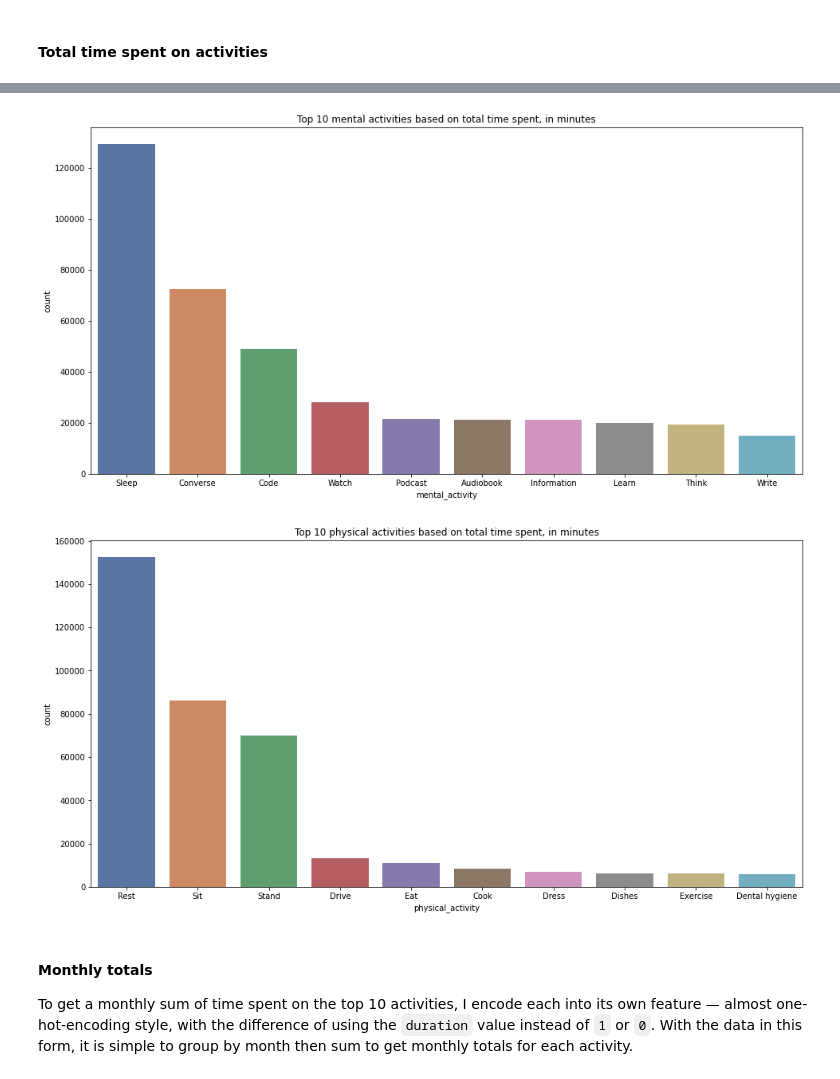
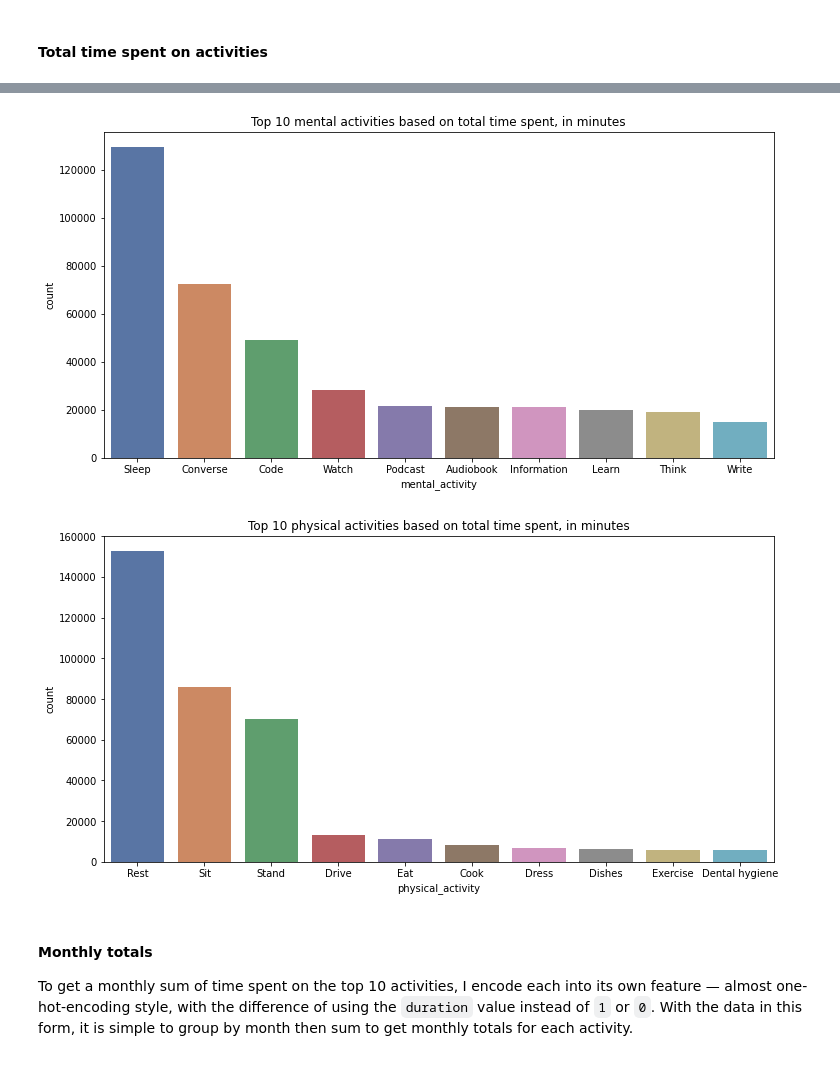
Before and after one commit to tobias-fyi/savor_data_pages, a Jupyter notebook: _notebooks/2020-09-07-savor_data_eda_viz.ipynb, the cells around one changed output, grey strips where cells are left out. Saved outputs shown, nothing was run; the diff lists cells and outputs as text; code cells hidden in the pictures.

```diff
--- a/_notebooks/2020-09-07-savor_data_eda_viz.ipynb
+++ b/_notebooks/2020-09-07-savor_data_eda_viz.ipynb
@@ -356,15 +357,15 @@ Mental:
 # %%
 # Cast counter to dataframe and visualize
 mental_bar_1 = (pd.DataFrame.from_dict(dict(mental_sums.most_common(10)), orient="index", columns=["count"])
                 .reset_index()
                 .rename_column("index", "mental_activity")
                 )
 # Visualize the top mental activities
-plt.figure(figsize=(16, 8))
+plt.figure(figsize=(12, 6))
 sns.barplot("mental_activity", "count", data=mental_bar_1, palette="deep");
 plt.title("Top 10 mental activities based on total time spent, in minutes");
 # %% [output]
-[figure, old version]
+[figure, new version]
 # %%
 # Cast counter to dataframe and visualize
 physical_bar_1 = (pd.DataFrame.from_dict(dict(physical_sums.most_common(10)), orient="index", columns=["count"])
@@ -372,11 +373,11 @@ physical_bar_1 = (pd.DataFrame.from_dict(dict(physical_sums.most_common(10)), or
                 .rename_column("index", "physical_activity")
                 )
 # Visualize the top physical activities
-plt.figure(figsize=(16, 8))
+plt.figure(figsize=(12, 6))
 sns.barplot("physical_activity", "count", data=physical_bar_1, palette="deep");
 plt.title("Top 10 physical activities based on total time spent, in minutes");
 # %% [output]
-[figure, old version]
+[figure, new version]
 # %% [markdown]
 #### Monthly totals
 
```
Also changed, not shown: parts of 11 cells of this notebook.
